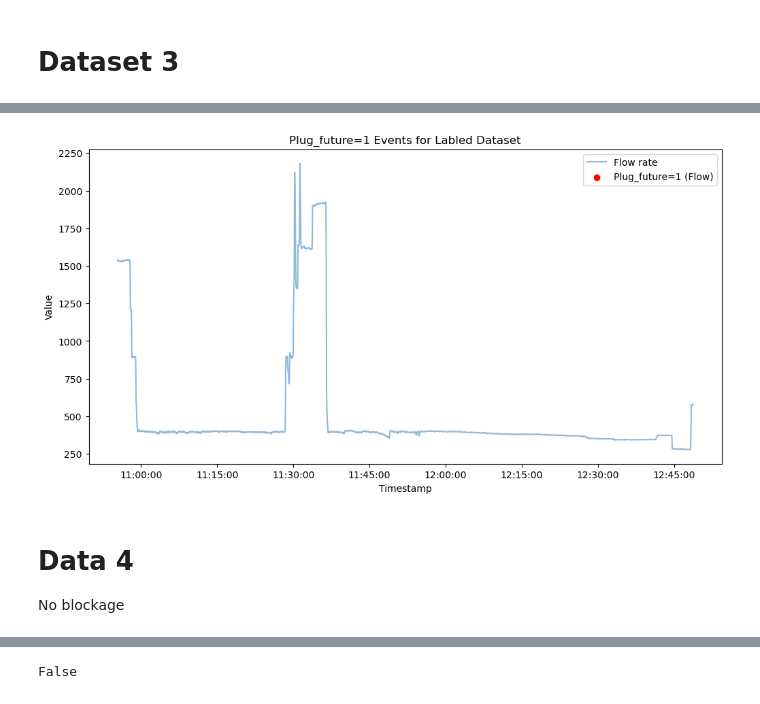
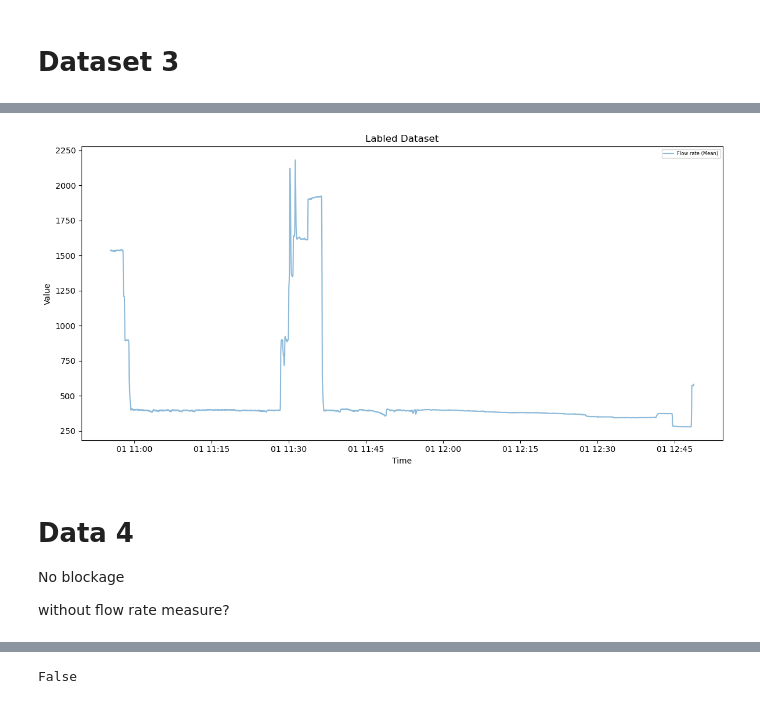
Before and after one commit to KaroGil/master_plug_prediction, a Jupyter notebook: notebooks/label_data.ipynb, the cells around one changed output, grey strips where cells are left out. Drawn from its saved outputs; the diff is of its cells as text; code cells hidden in the pictures.

```diff
--- a/notebooks/label_data.ipynb
+++ b/notebooks/label_data.ipynb
@@ -132,14 +209,15 @@ Duplicate index timestamps: 0
 # cut the first 3200s from dataset3
 dataset3 = dataset3.iloc[3200:]
 set_no_plug(dataset3)
-dataset3 = add_logId_column(dataset3, 3)
 # %%
-dv.visualize_plug_event(dataset3, anomalies=True, plug_column="Plug_future", name="Labled Dataset")
+dv.visualize_plug_event(dataset3, plug_column="Plug_future", name="Labled Dataset")
 # %% [output]
-[figure, old version]
+[figure, new version]
 # %% [markdown]
 # Data 4
 No blockage
+
+without flow rate measure?
 # %%
 show_info(dataset4)
 # %% [output]
```
Also changed, not shown: parts of 127 cells of this notebook, 57 other files.
